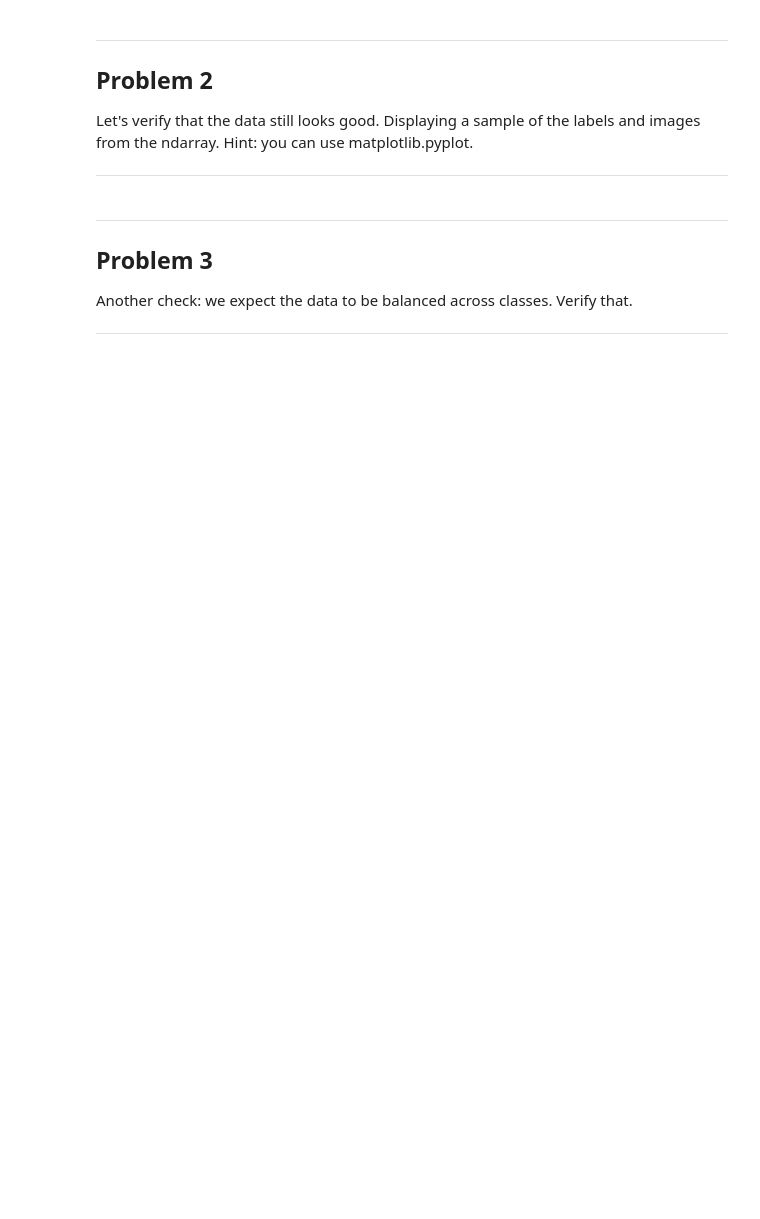
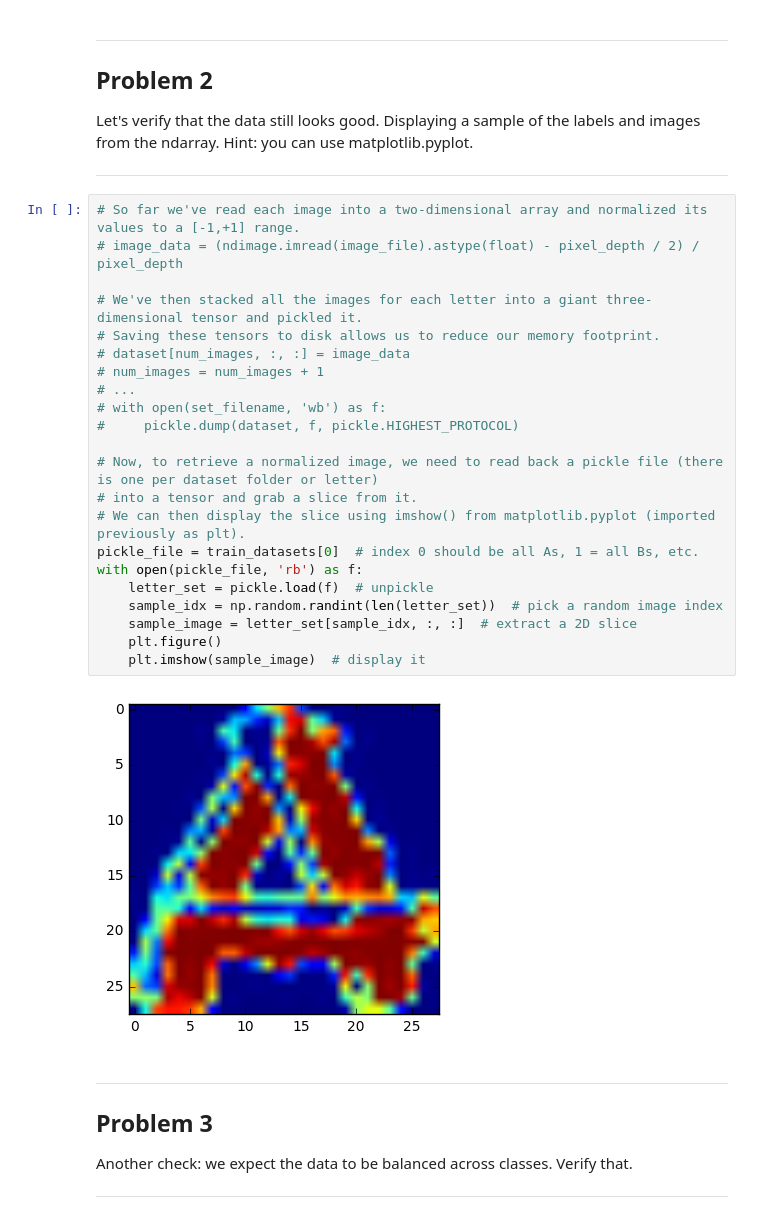
Before and after one commit to xiaozhuo43/Deep-Learning, a Jupyter notebook: 1_notmnist.ipynb, the cells around one changed output. Drawn from its saved outputs; the diff is of its cells as text; blank space fills up the shorter version.

```diff
--- a/1_notmnist.ipynb
+++ b/1_notmnist.ipynb
@@ -197,6 +209,30 @@ Problem 2
 Let's verify that the data still looks good. Displaying a sample of the labels and images from the ndarray. Hint: you can use matplotlib.pyplot.
 
 ---
+# %%
+# So far we've read each image into a two-dimensional array and normalized its values to a [-1,+1] range.
+# image_data = (ndimage.imread(image_file).astype(float) - pixel_depth / 2) / pixel_depth
+
+# We've then stacked all the images for each letter into a giant three-dimensional tensor and pickled it.
+# Saving these tensors to disk allows us to reduce our memory footprint.
+# dataset[num_images, :, :] = image_data
+# num_images = num_images + 1
+# ...
+# with open(set_filename, 'wb') as f:
+#     pickle.dump(dataset, f, pickle.HIGHEST_PROTOCOL)
+
+# Now, to retrieve a normalized image, we need to read back a pickle file (there is one per dataset folder or letter)
+# into a tensor and grab a slice from it.
+# We can then display the slice using imshow() from matplotlib.pyplot (imported previously as plt).
+pickle_file = train_datasets[0]  # index 0 should be all As, 1 = all Bs, etc.
+with open(pickle_file, 'rb') as f:
+    letter_set = pickle.load(f)  # unpickle
+    sample_idx = np.random.randint(len(letter_set))  # pick a random image index
+    sample_image = letter_set[sample_idx, :, :]  # extract a 2D slice
+    plt.figure()
+    plt.imshow(sample_image)  # display it
+# %% [output]
+[figure, added]
 # %% [markdown]
 ---
 Problem 3
```
Also changed, not shown: parts of 11 cells of this notebook.
